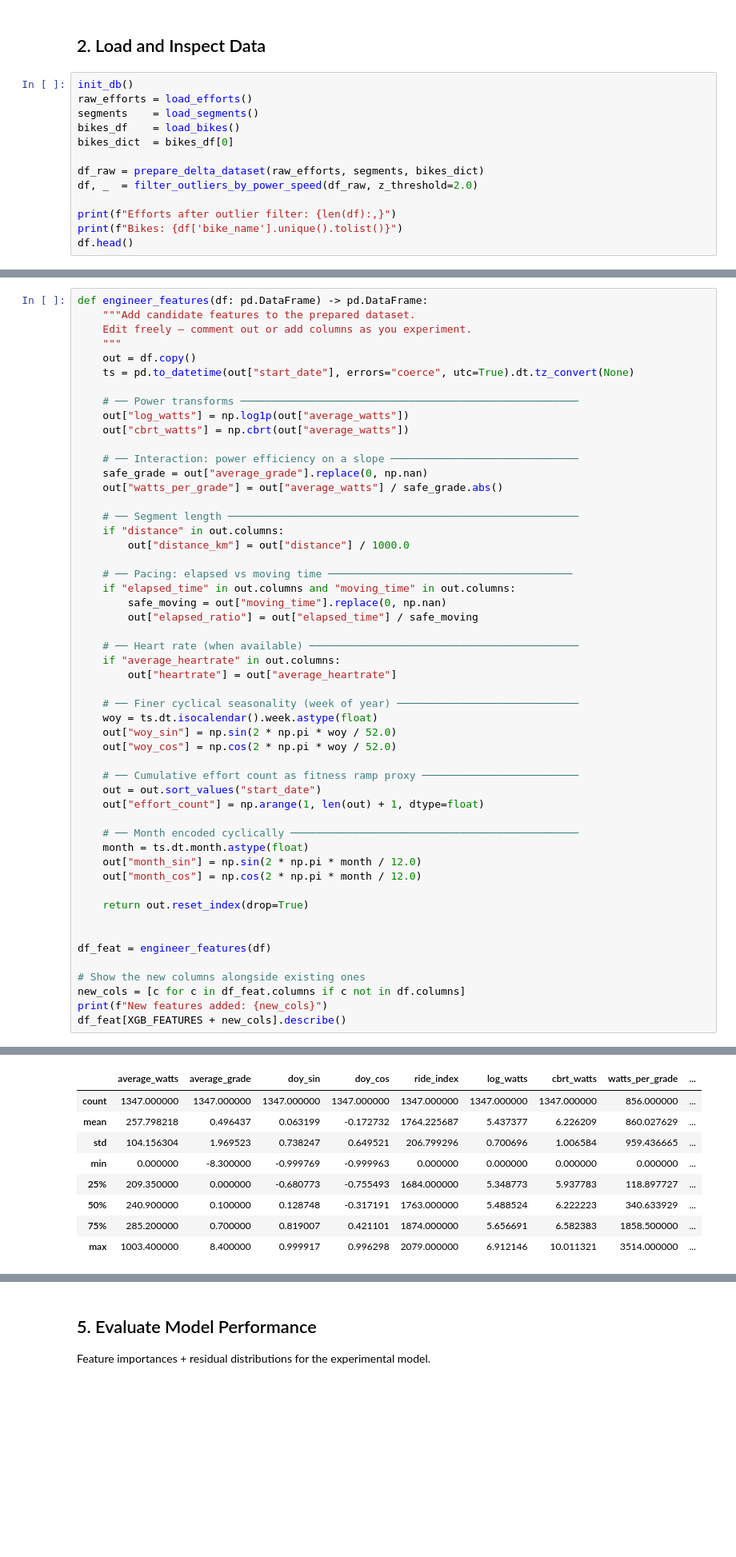
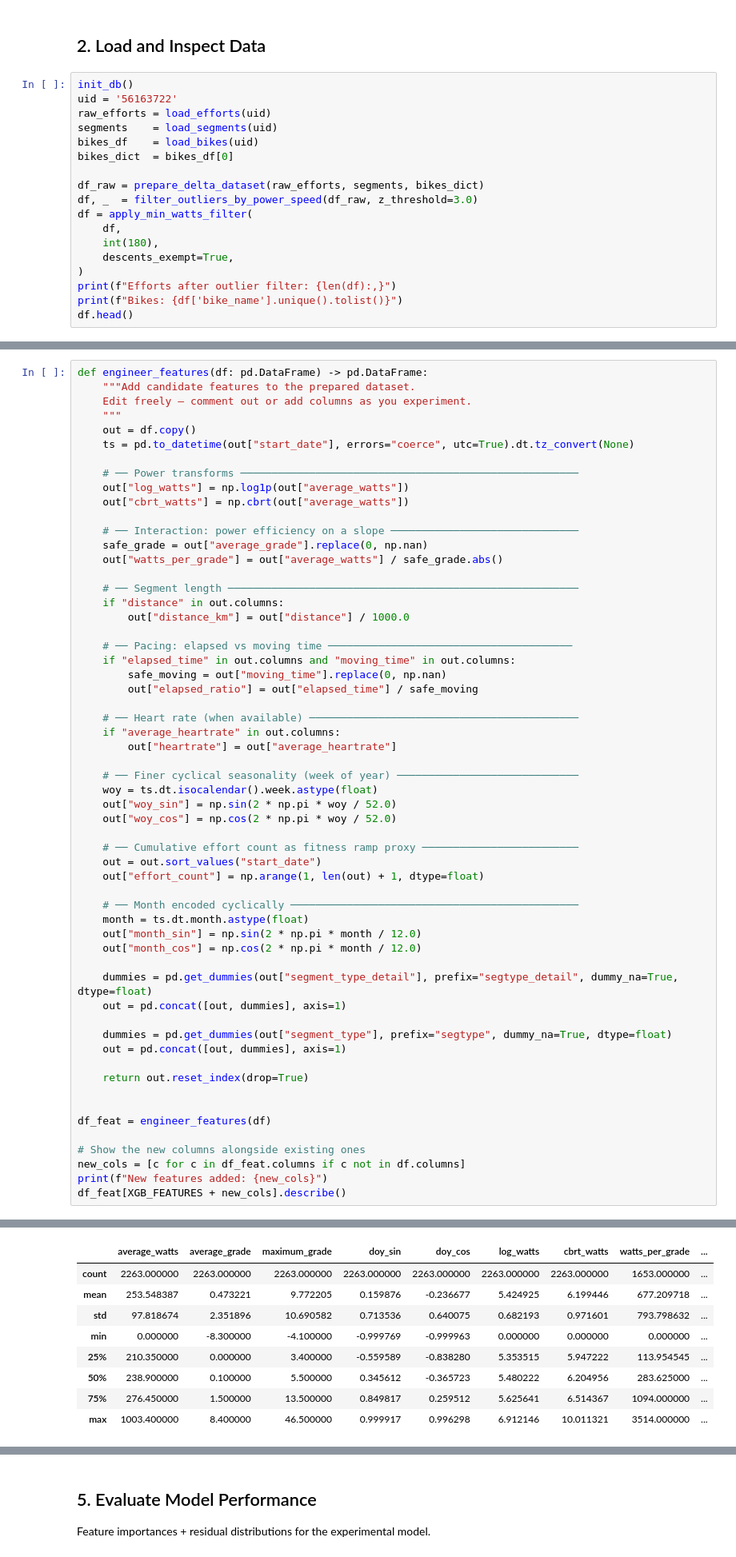
Before and after one commit to loganmckerlich/new_bike_day, a Jupyter notebook: notebooks/exp6_xgb_feature_engineering.ipynb, the cells around one changed output, grey strips where cells are left out. Shown at 80% size. Drawn from its saved outputs; the diff is of its cells as text; blank space fills up the shorter version.

```diff
--- a/notebooks/exp6_xgb_feature_engineering.ipynb
+++ b/notebooks/exp6_xgb_feature_engineering.ipynb
@@ -49,14 +47,19 @@ Current XGB_FEATURES: ['average_watts', 'average_grade', 'doy_sin', 'doy_cos', '
 ## 2. Load and Inspect Data
 # %%
 init_db()
-raw_efforts = load_efforts()
-segments    = load_segments()
-bikes_df    = load_bikes()
+uid = '56163722'
+raw_efforts = load_efforts(uid)
+segments    = load_segments(uid)
+bikes_df    = load_bikes(uid)
 bikes_dict  = bikes_df[0]
 
 df_raw = prepare_delta_dataset(raw_efforts, segments, bikes_dict)
-df, _  = filter_outliers_by_power_speed(df_raw, z_threshold=2.0)
-
+df, _  = filter_outliers_by_power_speed(df_raw, z_threshold=3.0)
+df = apply_min_watts_filter(
+    df,
+    int(180),
+    descents_exempt=True,
+)
 print(f"Efforts after outlier filter: {len(df):,}")
 print(f"Bikes: {df['bike_name'].unique().tolist()}")
 df.head()
@@ -156,6 +173,12 @@ def engineer_features(df: pd.DataFrame) -> pd.DataFrame:
     out["month_sin"] = np.sin(2 * np.pi * month / 12.0)
     out["month_cos"] = np.cos(2 * np.pi * month / 12.0)
 
+    dummies = pd.get_dummies(out["segment_type_detail"], prefix="segtype_detail", dummy_na=True, dtype=float)
+    out = pd.concat([out, dummies], axis=1)
+
+    dummies = pd.get_dummies(out["segment_type"], prefix="segtype", dummy_na=True, dtype=float)
+    out = pd.concat([out, dummies], axis=1)
+
     return out.reset_index(drop=True)
 
 
@@ -170,9 +193,9 @@ New features added: ['log_watts', 'cbrt_watts', 'watts_per_grade', 'distance_km'
-|  | average_watts | average_grade | doy_sin | doy_cos | ride_index | log_watts | cbrt_watts | watts_per_grade | ... |
-| count | 1347.000000 | 1347.000000 | 1347.000000 | 1347.000000 | 1347.000000 | 1347.000000 | 1347.000000 | 856.000000 | ... |
-| mean | 257.798218 | 0.496437 | 0.063199 | -0.172732 | 1764.225687 | 5.437377 | 6.226209 | 860.027629 | ... |
-| std | 104.156304 | 1.969523 | 0.738247 | 0.649521 | 206.799296 | 0.700696 | 1.006584 | 959.436665 | ... |
-| min | 0.000000 | -8.300000 | -0.999769 | -0.999963 | 0.000000 | 0.000000 | 0.000000 | 0.000000 | ... |
-| 25% | 209.350000 | 0.000000 | -0.680773 | -0.755493 | 1684.000000 | 5.348773 | 5.937783 | 118.897727 | ... |
-| 50% | 240.900000 | 0.100000 | 0.128748 | -0.317191 | 1763.000000 | 5.488524 | 6.222223 | 340.633929 | ... |
-| 75% | 285.200000 | 0.700000 | 0.819007 | 0.421101 | 1874.000000 | 5.656691 | 6.582383 | 1858.500000 | ... |
-| max | 1003.400000 | 8.400000 | 0.999917 | 0.996298 | 2079.000000 | 6.912146 | 10.011321 | 3514.000000 | ... |
+|  | average_watts | average_grade | maximum_grade | doy_sin | doy_cos | log_watts | cbrt_watts | watts_per_grade | ... |
+| count | 2263.000000 | 2263.000000 | 2263.000000 | 2263.000000 | 2263.000000 | 2263.000000 | 2263.000000 | 1653.000000 | ... |
+| mean | 253.548387 | 0.473221 | 9.772205 | 0.159876 | -0.236677 | 5.424925 | 6.199446 | 677.209718 | ... |
+| std | 97.818674 | 2.351896 | 10.690582 | 0.713536 | 0.640075 | 0.682193 | 0.971601 | 793.798632 | ... |
+| min | 0.000000 | -8.300000 | -4.100000 | -0.999769 | -0.999963 | 0.000000 | 0.000000 | 0.000000 | ... |
+| 25% | 210.350000 | 0.000000 | 3.400000 | -0.559589 | -0.838280 | 5.353515 | 5.947222 | 113.954545 | ... |
+| 50% | 238.900000 | 0.100000 | 5.500000 | 0.345612 | -0.365723 | 5.480222 | 6.204956 | 283.625000 | ... |
+| 75% | 276.450000 | 1.500000 | 13.500000 | 0.849817 | 0.259512 | 5.625641 | 6.514367 | 1094.000000 | ... |
+| max | 1003.400000 | 8.400000 | 46.500000 | 0.999917 | 0.996298 | 6.912146 | 10.011321 | 3514.000000 | ... |
```
Also changed, not shown: parts of 19 cells of this notebook, 8 other files.
